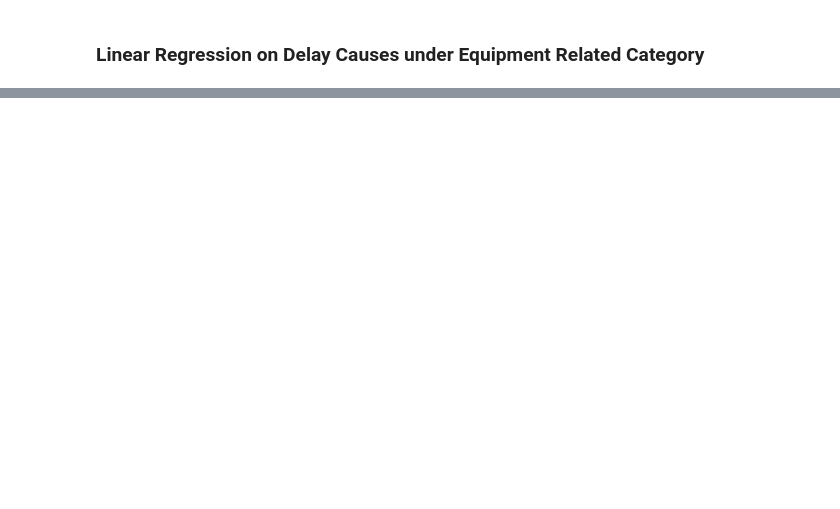
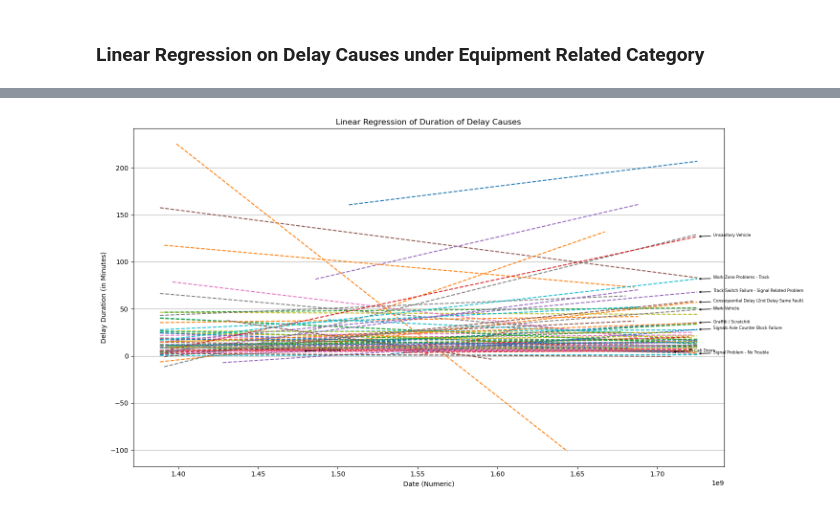
Before and after one commit to emem83/TTC-Delay-Dataset, a Jupyter notebook: TTC_Delay_Dataset_EDA.ipynb, the cells around one changed output, grey strips where cells are left out. Cells and saved outputs as stored; diff of their text form; code cells hidden in the pictures; blank space fills up the shorter version.

Commit message:
EDA on Equipment Related category

```diff
--- a/TTC_Delay_Dataset_EDA.ipynb
+++ b/TTC_Delay_Dataset_EDA.ipynb
@@ -42,7 +42,7 @@ for cause in df_master['delay_cause'].unique():
     subset = df_master[df_master['delay_cause'] == cause]
     cause_df = subset
     # rename each category_df accordingly
-    variable_name = cause.replace(" ", "_").replace("/", "_").replace("-", "_")
+    variable_name = cause.replace(" ", "_").replace("/", "_").replace("-", "_").replace("(", "_").replace(")", "_")
     globals()[variable_name] = cause_df
 # %%
 # for a consistent color-scheme per category, we're creating a dictionary here
@@ -84,7 +119,7 @@ def grouped_cause_category(delay_category):
 # %%
-# linear regression
+# plot linear regression
 
-def linear_regression(delay_category):
+def linear_regression_plot(delay_category):
     grouped_category = grouped_category_monthly(delay_category)
     # create a new column to convert datetime column from datetime data type to numeric data type
     grouped_category['datetime_numeric'] = grouped_category['datetime'].apply(lambda x: x.timestamp())
@@ -94,6 +129,8 @@ def linear_regression(delay_category):
     plt.figure(figsize = (15,8))
     for cause in grouped_category['delay_cause'].unique():
         subset = grouped_category[grouped_category['delay_cause'] == cause]
+        if len(subset) < 2 or subset['datetime_numeric'].var() == 0 or subset['delay_duration'].var() == 0:
+            continue
         slope, intercept, r_value, p_value, std_err = linregress(subset['datetime_numeric'], subset['delay_duration'])
         predicted_y = slope * subset['datetime_numeric'] + intercept
         significance = 'Y' if p_value < 0.05 else 'N'
@@ -832,0 +706,4 @@ plt.show()
+# %%
+linear_regression_plot(delay_category = Equipment_Related)
+# %% [output]
+[figure, added]
```
Also changed, not shown: parts of 28 cells of this notebook.
